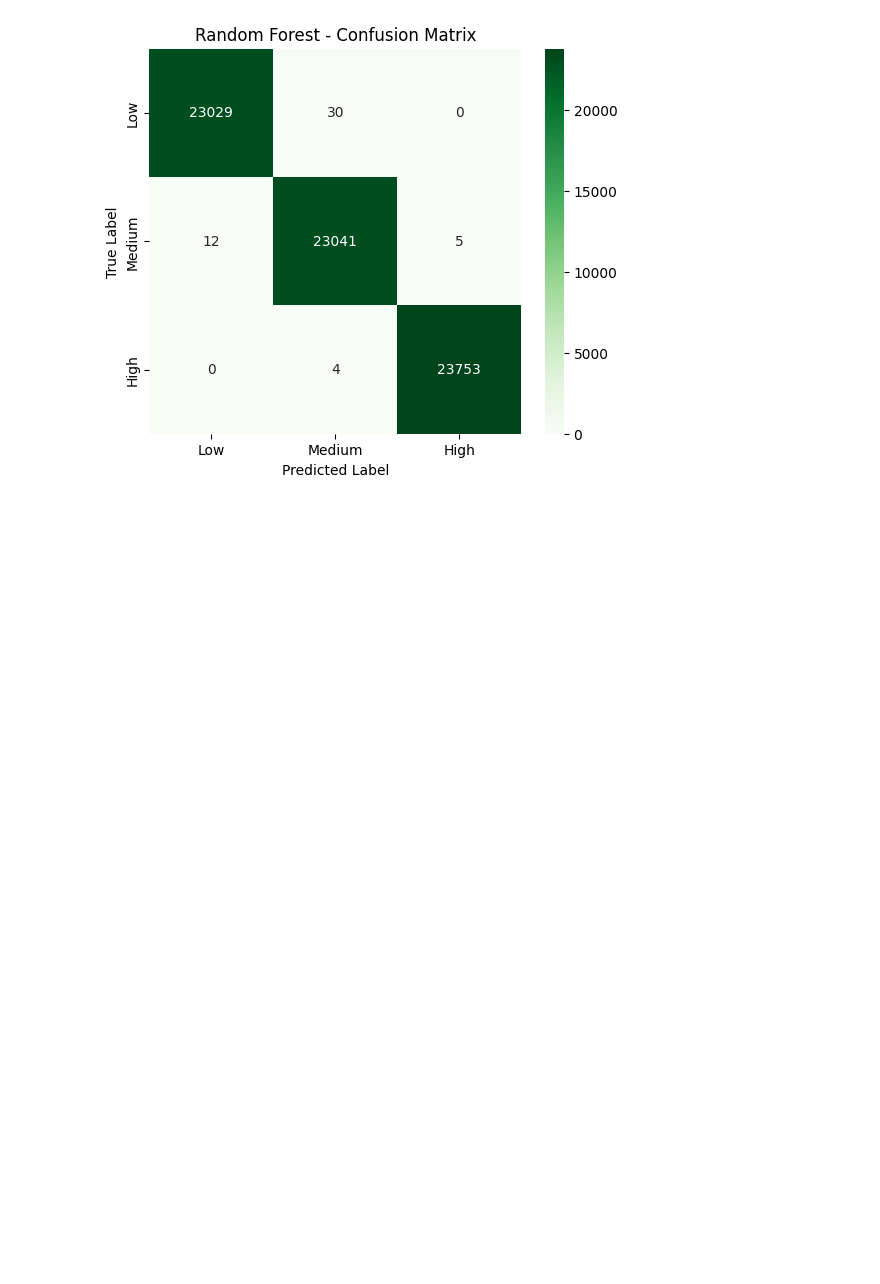
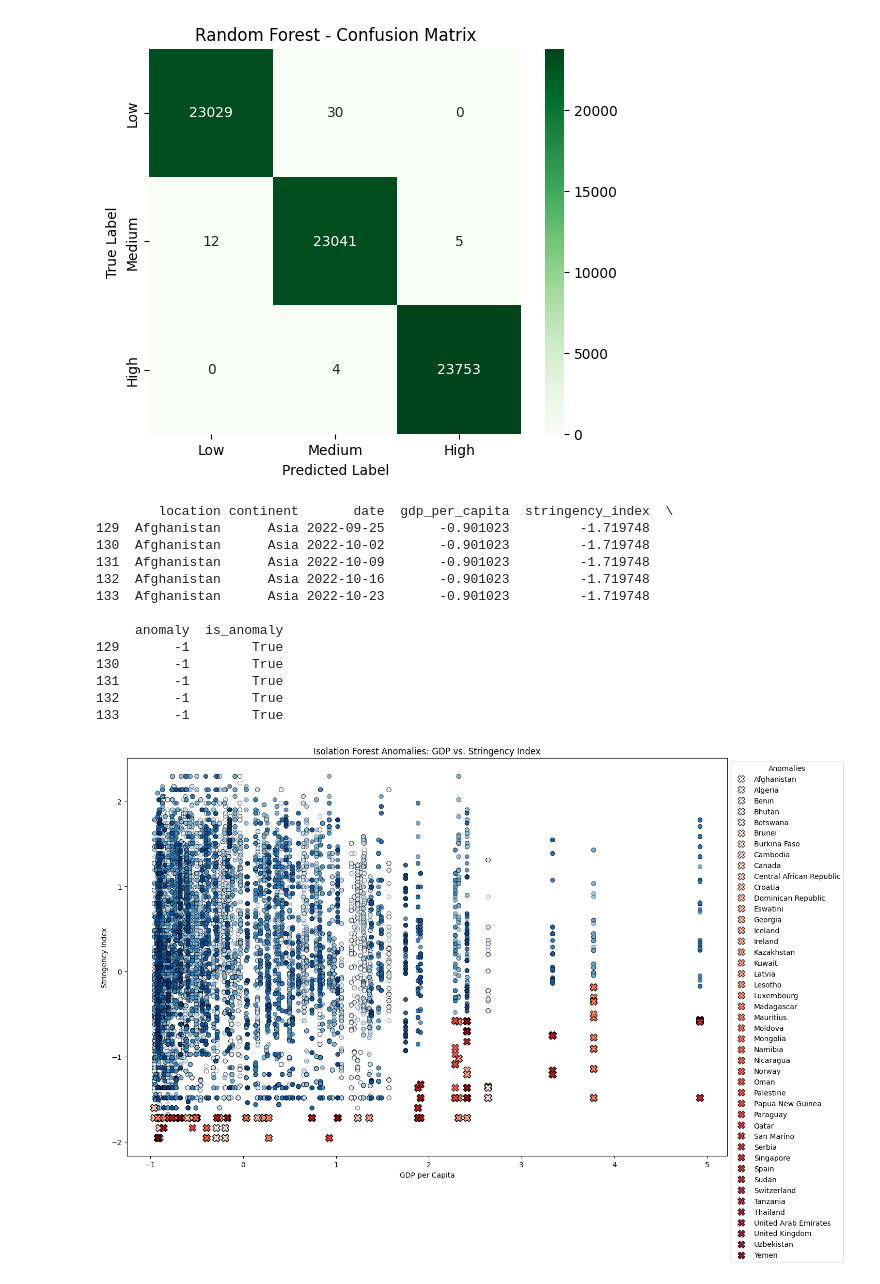
Before and after one commit to 222josey/DS1-Group-Project, a Jupyter notebook: finalCode.ipynb, the cells around one changed output. Drawn from its saved outputs; the diff is of its cells as text; code cells hidden in the pictures; blank space fills up the shorter version.

Commit message:
added anomaly detection and DBSCAN to group notebook

```diff
--- a/finalCode.ipynb
+++ b/finalCode.ipynb
@@ -552,3 +551,67 @@ plt.show()
 # %% [output]
 [figure]
 [figure]
+# %%
+features = ['gdp_per_capita', 'stringency_index']
+X = sub_scaled_numerical[features]
+
+# create isolation forest model
+model = IsolationForest(n_estimators=500, contamination=0.025, random_state=0)
+anomaly_labels = model.fit_predict(X)
+
+# create results df with metadata
+results = sub[['location', 'continent', 'date']].iloc[X.index].copy()
+results['gdp_per_capita'] = sub_scaled_numerical['gdp_per_capita'].iloc[X.index].values
+results['stringency_index'] = sub_scaled_numerical['stringency_index'].iloc[X.index].values
+results['anomaly'] = anomaly_labels
+results['is_anomaly'] = results['anomaly'] == -1
+print(results[results['is_anomaly']].head())
+
+# create scatter plot: points will be colored by country using 'hue' and assigned color palette
+plt.figure(figsize=(15, 10))
+
+sns.scatterplot(
+    data=results[results['is_anomaly'] == False],
+    x='gdp_per_capita',
+    y='stringency_index',
+    hue='location',
+    palette='Blues',
+    alpha=0.6,
+    edgecolor='k',
+    legend=False,
+    marker='o'
+)
+
+# anomaly points (colored by country and marked with 'x')
+sns.scatterplot(
+    data=results[results['is_anomaly'] == True],
+    x='gdp_per_capita',
+    y='stringency_index',
+    hue='location',
+    palette='Reds',
+    alpha=0.9,
+    edgecolor='k',
+    marker='X',
+    s=100
+)
+
+plt.title("Isolation Forest Anomalies: GDP vs. Stringency Index")
+plt.legend(title="Anomalies", bbox_to_anchor=(1, 1), loc='upper left')
+plt.xlabel("GDP per Capita")
+plt.ylabel("Stringency Index")
+plt.show()
+# %% [output]
+        location continent       date  gdp_per_capita  stringency_index  \
+129  Afghanistan      Asia 2022-09-25       -0.901023         -1.719748
+130  Afghanistan      Asia 2022-10-02       -0.901023         -1.719748
+131  Afghanistan      Asia 2022-10-09       -0.901023         -1.719748
+132  Afghanistan      Asia 2022-10-16       -0.901023         -1.719748
+133  Afghanistan      Asia 2022-10-23       -0.901023         -1.719748
+
+     anomaly  is_anomaly
+129       -1        True
+130       -1        True
+131       -1        True
+132       -1        True
+133       -1        True
+[figure, added]
```
Also changed, not shown: parts of 11 cells of this notebook, 1 other file.
